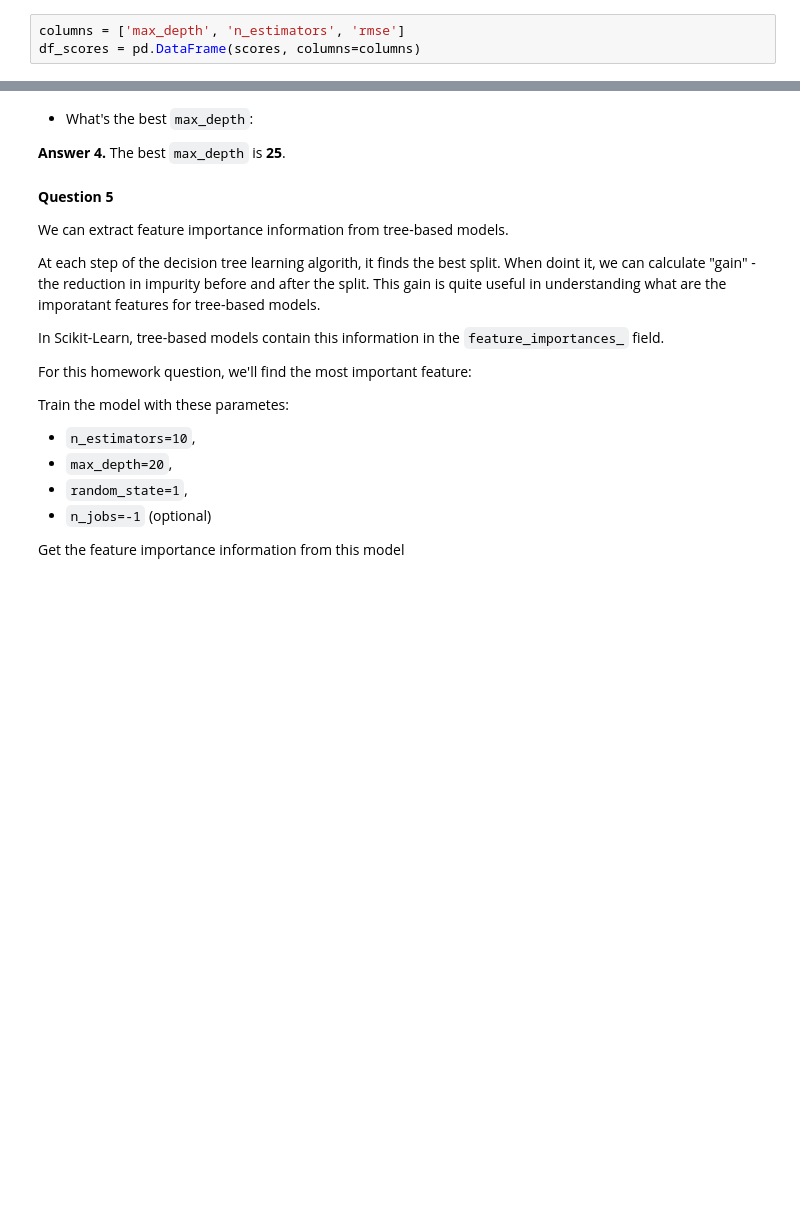
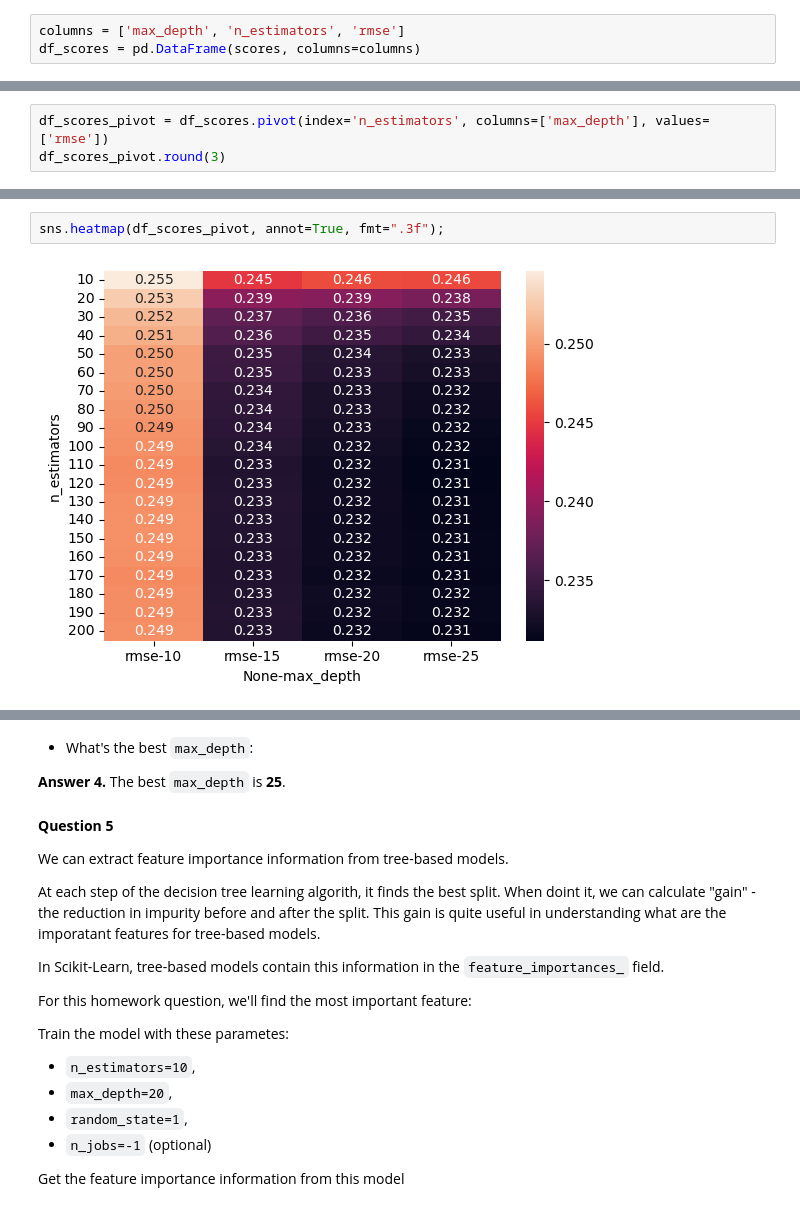
Before and after one commit to AZaretskaya/ml-zoomcamp-homeworks, a Jupyter notebook: 6_decision_trees.ipynb, the cells around one changed output, grey strips where cells are left out. Saved outputs shown, nothing was run; the diff lists cells and outputs as text; blank space fills up the shorter version.

```diff
--- a/6_decision_trees.ipynb
+++ b/6_decision_trees.ipynb
@@ -284,0 +355,3 @@ df_scores
+# %%
+df_scores_pivot = df_scores.pivot(index='n_estimators', columns=['max_depth'], values=['rmse'])
+df_scores_pivot.round(3)
@@ -285 +378,5 @@ df_scores
+# %%
+sns.heatmap(df_scores_pivot, annot=True, fmt=".3f");
+# %% [output]
+[figure, added]
 # %%
```
Also changed, not shown: parts of 27 cells of this notebook.
